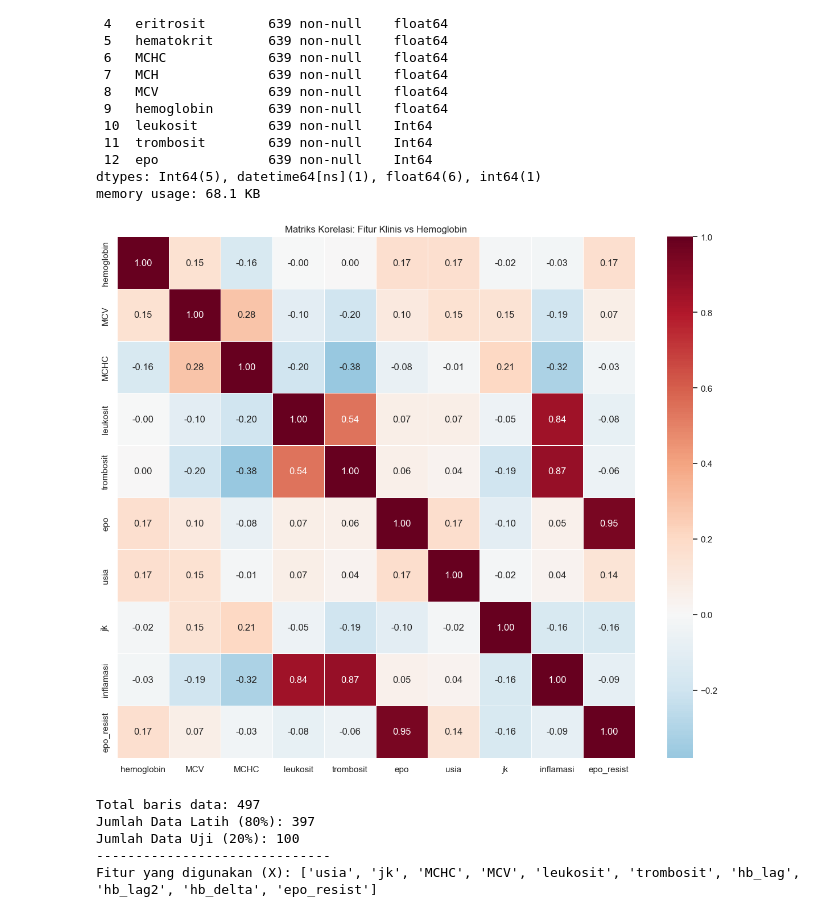
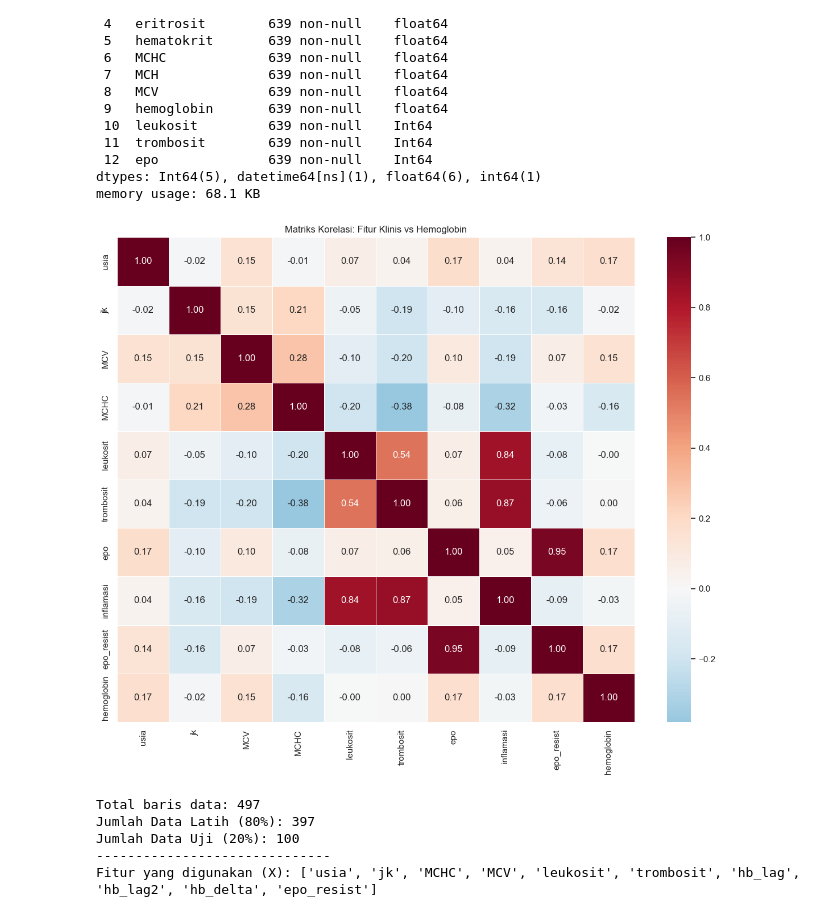
Before and after one commit to airtaprtw/PREDIKSI-KADAR-HB, a Jupyter notebook: notebooks/02_GridSearchModelling.ipynb, the cells around one changed output. Saved outputs shown, nothing was run; the diff lists cells and outputs as text; code cells hidden in the pictures.

```diff
--- a/notebooks/02_GridSearchModelling.ipynb
+++ b/notebooks/02_GridSearchModelling.ipynb
@@ -57,20 +57,20 @@ lag_cols = ['hb_lag', 'hb_lag2']
 df = df.dropna(subset=lag_cols).reset_index(drop=True)
 # %%
 cols_to_corr = [
-    'hemoglobin', 'MCV', 'MCHC', 'leukosit', 'trombosit',
-    'epo', 'usia', 'jk', 'inflamasi', 'epo_resist'
+    'usia', 'jk', 'MCV', 'MCHC', 'leukosit', 'trombosit',
+    'epo', 'inflamasi', 'epo_resist', 'hemoglobin'
 ]
 
 corr_matrix = df[cols_to_corr].corr()
 
 plt.figure(figsize=(12, 10))
 sns.heatmap(corr_matrix, annot=True, cmap='RdBu_r', center=0, fmt='.2f', linewidths=0.5)
 
 plt.title("Matriks Korelasi: Fitur Klinis vs Hemoglobin")
 plt.tight_layout()
 plt.show()
 # %% [output]
-[figure, old version]
+[figure, new version]
 # %%
 #MENENTUKAN FITUR X DAN TARGET Y
 X = df.drop(columns=['id_pasien', 'tgl_pemeriksaan', 'hemoglobin', 'hematokrit', 'eritrosit', 'MCH', 'epo', 'inflamasi'])
```
Also changed, not shown: parts of 18 cells of this notebook, 9 other files.
